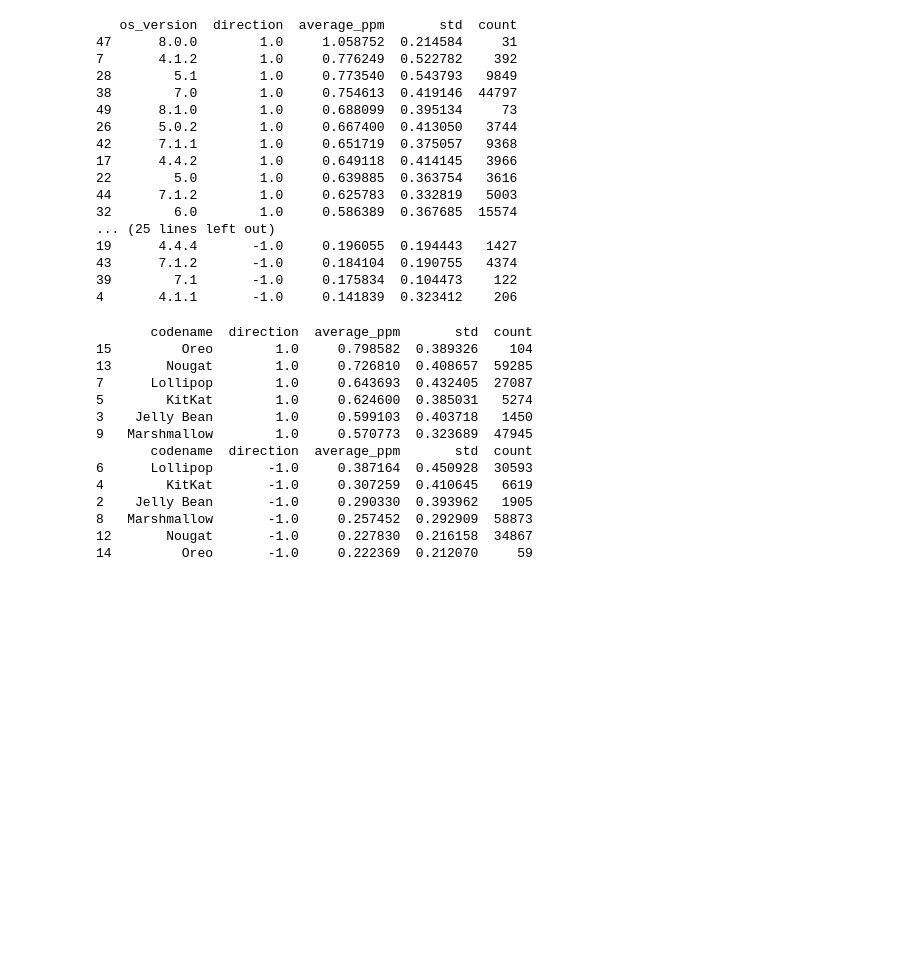
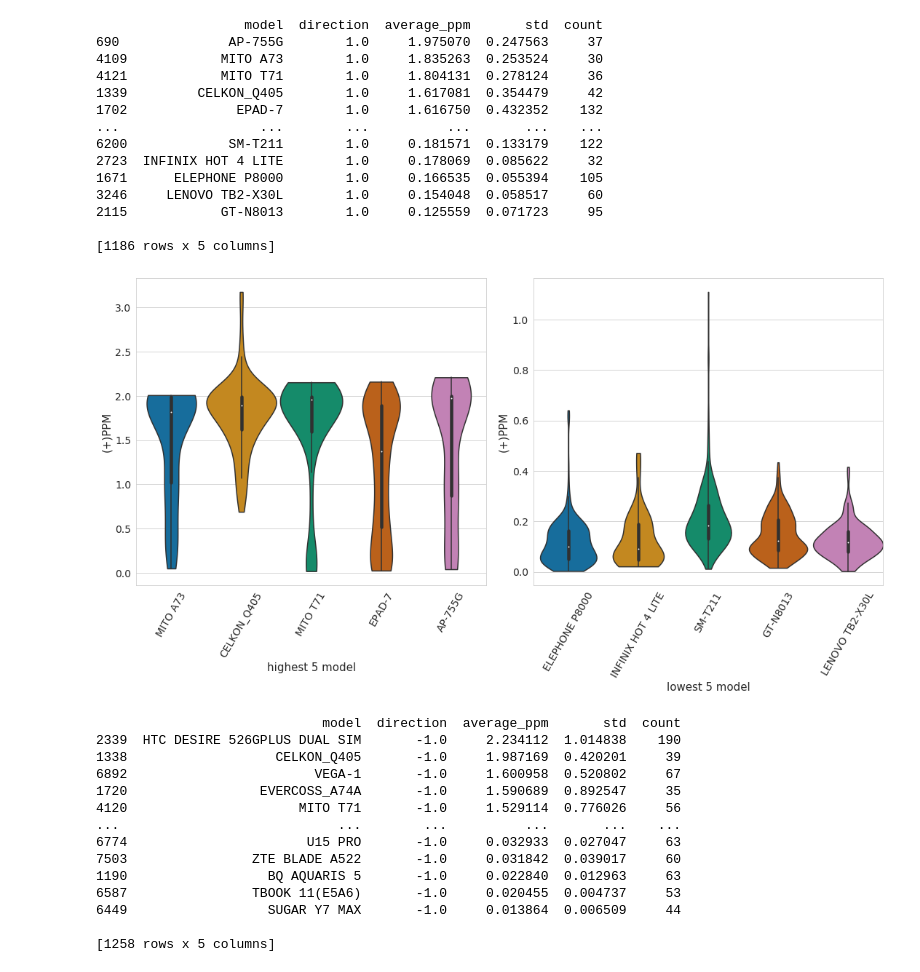
Before and after one commit to greenhub-project/notebooks, a Jupyter notebook: notebooks/QueryDevicesPPM.ipynb, the cells around one changed output. Cells and saved outputs as stored; diff of their text form; code cells hidden in the pictures; blank space fills up the shorter version.

```diff
--- a/notebooks/QueryDevicesPPM.ipynb
+++ b/notebooks/QueryDevicesPPM.ipynb
@@ -258,37 +149,35 @@ print(dfProductGBPos); print(dfProductGBNeg)
-# %%
-print(dfOsVersionGBPos); print(dfOsVersionGBNeg)
-# %% [output]
-   os_version  direction  average_ppm       std  count
-47      8.0.0        1.0     1.058752  0.214584     31
-7       4.1.2        1.0     0.776249  0.522782    392
-28        5.1        1.0     0.773540  0.543793   9849
-38        7.0        1.0     0.754613  0.419146  44797
-49      8.1.0        1.0     0.688099  0.395134     73
-26      5.0.2        1.0     0.667400  0.413050   3744
-42      7.1.1        1.0     0.651719  0.375057   9368
-17      4.4.2        1.0     0.649118  0.414145   3966
-22        5.0        1.0     0.639885  0.363754   3616
-44      7.1.2        1.0     0.625783  0.332819   5003
-32        6.0        1.0     0.586389  0.367685  15574
-... (25 lines left out)
-19      4.4.4       -1.0     0.196055  0.194443   1427
-43      7.1.2       -1.0     0.184104  0.190755   4374
-39        7.1       -1.0     0.175834  0.104473    122
-4       4.1.1       -1.0     0.141839  0.323412    206
-# %%
-print(dfCodenameGBPos); print(dfCodenameGBNeg)
-# %% [output]
-       codename  direction  average_ppm       std  count
-15         Oreo        1.0     0.798582  0.389326    104
-13       Nougat        1.0     0.726810  0.408657  59285
-7      Lollipop        1.0     0.643693  0.432405  27087
-5        KitKat        1.0     0.624600  0.385031   5274
-3    Jelly Bean        1.0     0.599103  0.403718   1450
-9   Marshmallow        1.0     0.570773  0.323689  47945
-       codename  direction  average_ppm       std  count
-6      Lollipop       -1.0     0.387164  0.450928  30593
-4        KitKat       -1.0     0.307259  0.410645   6619
-2    Jelly Bean       -1.0     0.290330  0.393962   1905
-8   Marshmallow       -1.0     0.257452  0.292909  58873
-12       Nougat       -1.0     0.227830  0.216158  34867
-14         Oreo       -1.0     0.222369  0.212070     59
+# %%
+print(dfModelGBPos);
+boxPlotPPMTopBot(df_inner_droppedDup,dfModelGBPos,'ppm','model','(+)PPM','model')
+print(dfModelGBNeg);
+boxPlotPPMTopBot(df_inner_droppedDup,dfModelGBNeg,'ppm','model','(-)PPM','model')
+# %% [output]
+                   model  direction  average_ppm       std  count
+690              AP-755G        1.0     1.975070  0.247563     37
+4109            MITO A73        1.0     1.835263  0.253524     30
+4121            MITO T71        1.0     1.804131  0.278124     36
+1339         CELKON_Q405        1.0     1.617081  0.354479     42
+1702              EPAD-7        1.0     1.616750  0.432352    132
+...                  ...        ...          ...       ...    ...
+6200             SM-T211        1.0     0.181571  0.133179    122
+2723  INFINIX HOT 4 LITE        1.0     0.178069  0.085622     32
+1671      ELEPHONE P8000        1.0     0.166535  0.055394    105
+3246     LENOVO TB2-X30L        1.0     0.154048  0.058517     60
+2115            GT-N8013        1.0     0.125559  0.071723     95
+
+[1186 rows x 5 columns]
+[figure, added]
+                             model  direction  average_ppm       std  count
+2339  HTC DESIRE 526GPLUS DUAL SIM       -1.0     2.234112  1.014838    190
+1338                   CELKON_Q405       -1.0     1.987169  0.420201     39
+6892                        VEGA-1       -1.0     1.600958  0.520802     67
+1720                 EVERCOSS_A74A       -1.0     1.590689  0.892547     35
+4120                      MITO T71       -1.0     1.529114  0.776026     56
+...                            ...        ...          ...       ...    ...
+6774                       U15 PRO       -1.0     0.032933  0.027047     63
+7503                ZTE BLADE A522       -1.0     0.031842  0.039017     60
+1190                  BQ AQUARIS 5       -1.0     0.022840  0.012963     63
+6587                TBOOK 11(E5A6)       -1.0     0.020455  0.004737     53
+6449                  SUGAR Y7 MAX       -1.0     0.013864  0.006509     44
+
+[1258 rows x 5 columns]
```
Also changed, not shown: parts of 15 cells of this notebook, 17 other files.
